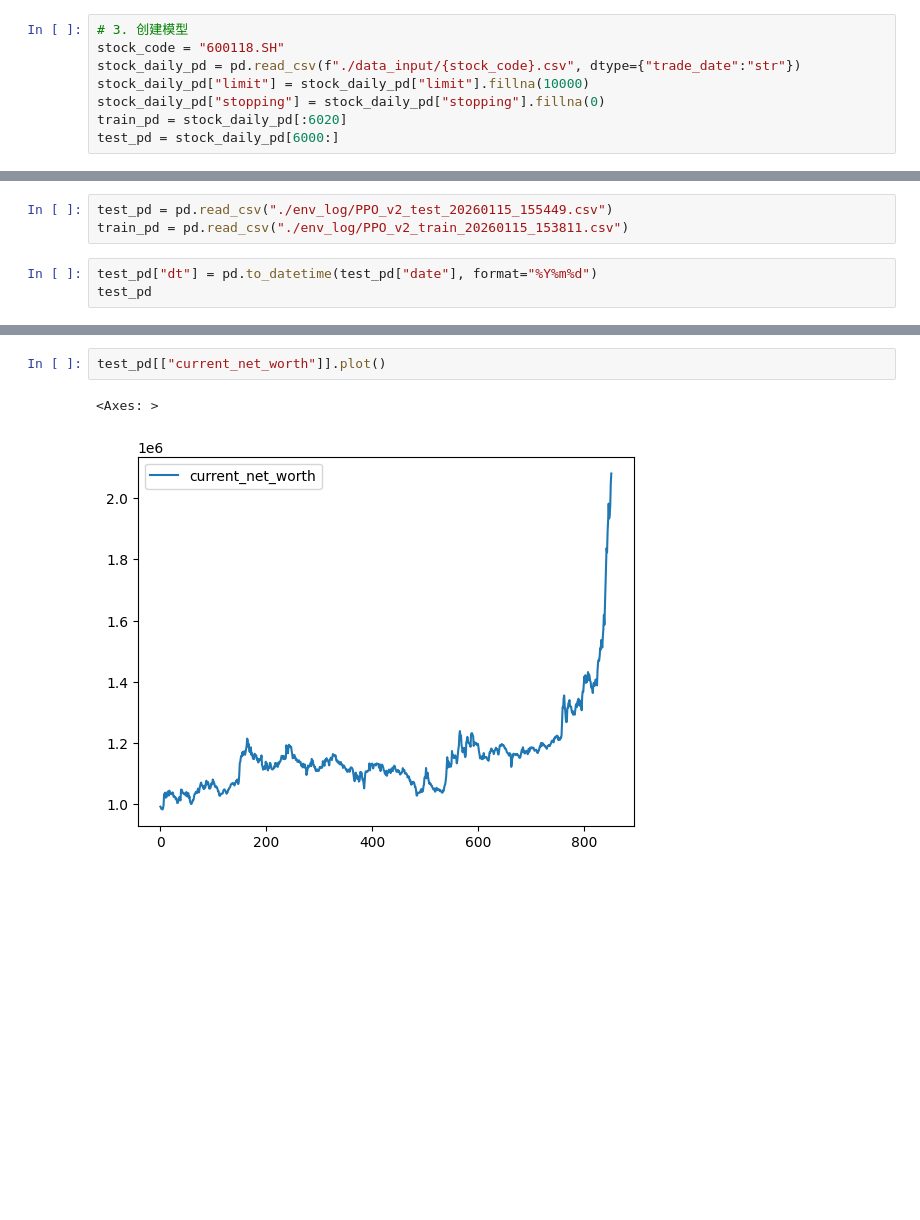
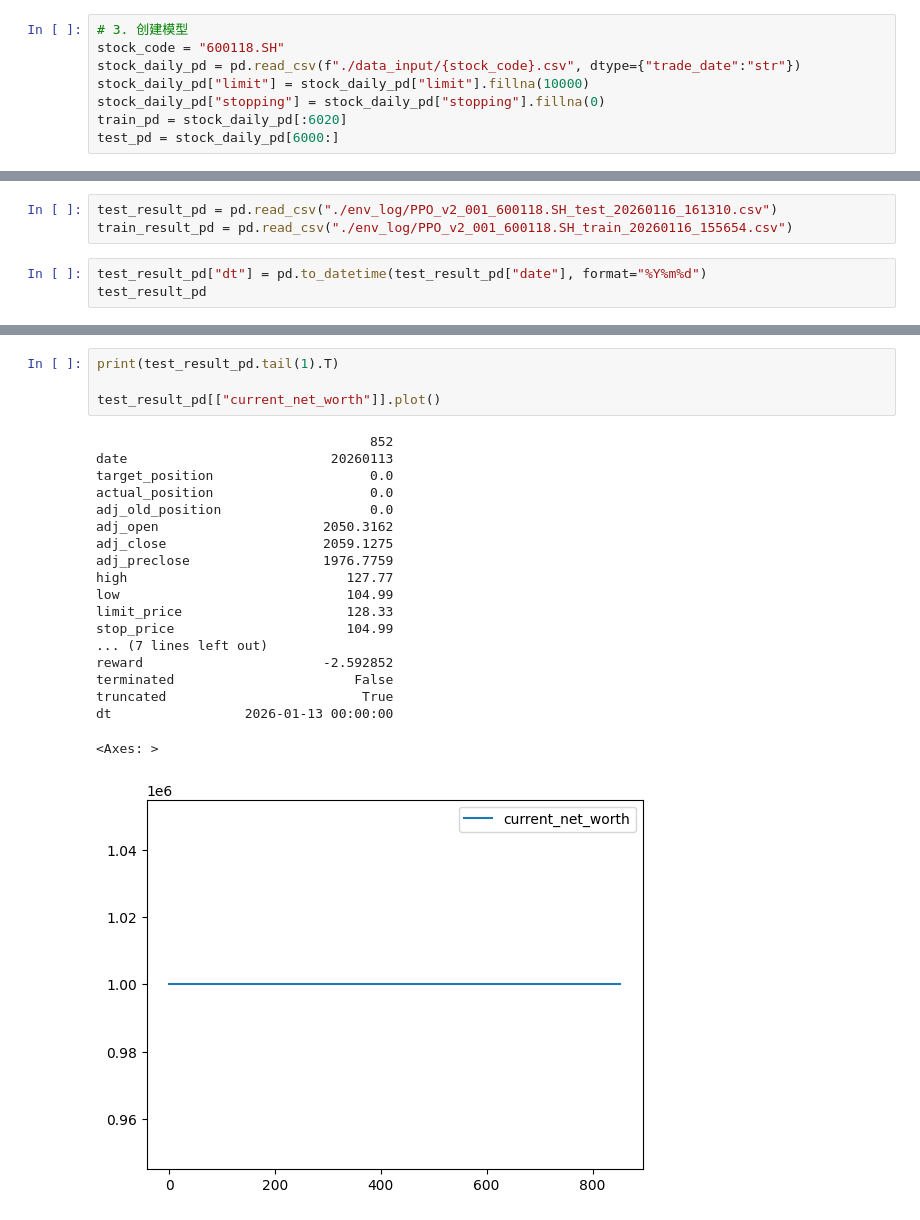
Before and after one commit to davis-lee0109/Hands-on-RL, a Jupyter notebook: Policy_stable-baselines3_v2.ipynb, the cells around one changed output, grey strips where cells are left out. Saved outputs shown, nothing was run; the diff lists cells and outputs as text; blank space fills up the shorter version.

```diff
--- a/Policy_stable-baselines3_v2.ipynb
+++ b/Policy_stable-baselines3_v2.ipynb
@@ -69,10 +70,10 @@ while True:
     if terminated or truncated:
         break
 # %%
-test_pd = pd.read_csv("./env_log/PPO_v2_test_20260115_155449.csv")
-train_pd = pd.read_csv("./env_log/PPO_v2_train_20260115_153811.csv")
+test_result_pd = pd.read_csv("./env_log/PPO_v2_001_600118.SH_test_20260116_161310.csv")
+train_result_pd = pd.read_csv("./env_log/PPO_v2_001_600118.SH_train_20260116_155654.csv")
 # %%
-test_pd["dt"] = pd.to_datetime(test_pd["date"], format="%Y%m%d")
-test_pd
+test_result_pd["dt"] = pd.to_datetime(test_result_pd["date"], format="%Y%m%d")
+test_result_pd
 # %% [output]
 |  | date | target_position | actual_position | adj_old_position | adj_open | adj_close | adj_preclose | ... |
@@ -91,6 +92,25 @@ test_pd
 # %%
-test_pd[["current_net_worth"]].plot()
+print(test_result_pd.tail(1).T)
+
+test_result_pd[["current_net_worth"]].plot()
 # %% [output]
-<Axes: >
+                                   852
+date                          20260113
+target_position                    0.0
+actual_position                    0.0
+adj_old_position                   0.0
+adj_open                     2050.3162
+adj_close                    2059.1275
+adj_preclose                 1976.7759
+high                            127.77
+low                             104.99
+limit_price                     128.33
+stop_price                      104.99
+... (7 lines left out)
+reward                       -2.592852
+terminated                       False
+truncated                         True
+dt                 2026-01-13 00:00:00
+<Axes: >
-[figure, old version]
+[figure, new version]
 # %%
```
Also changed, not shown: parts of 9 cells of this notebook, 2 other files.
